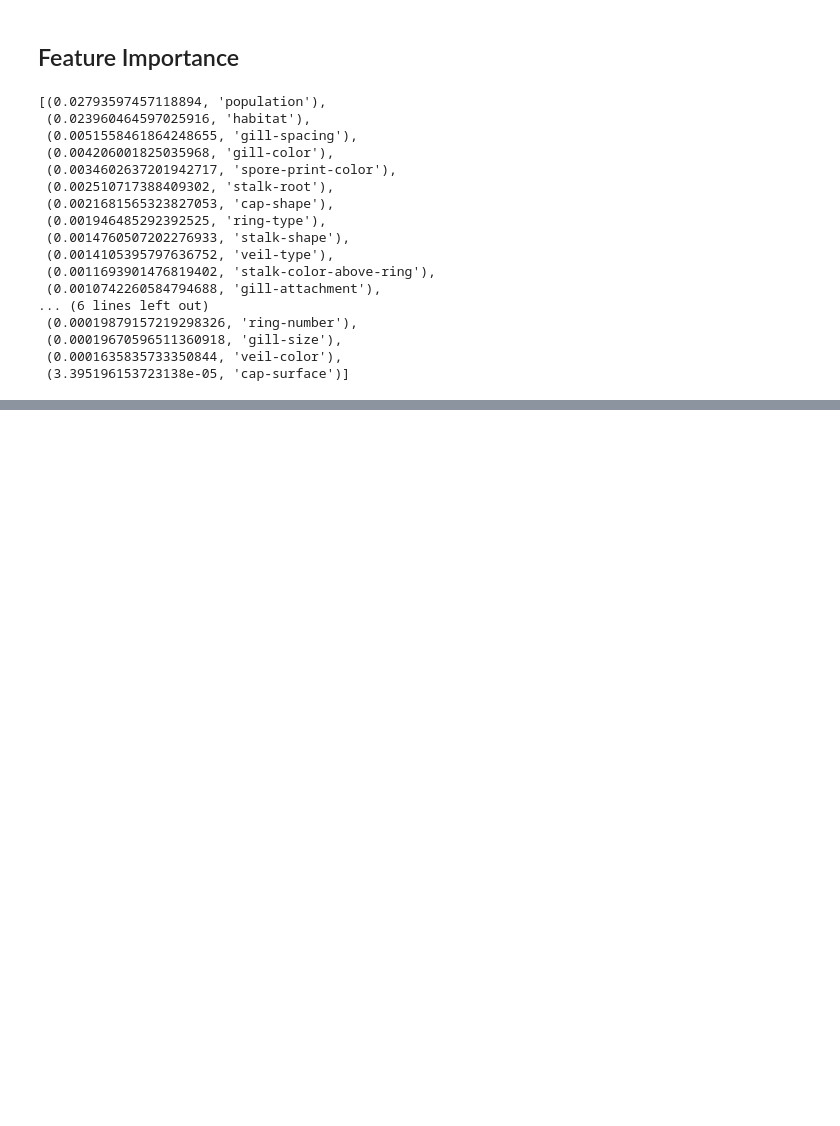
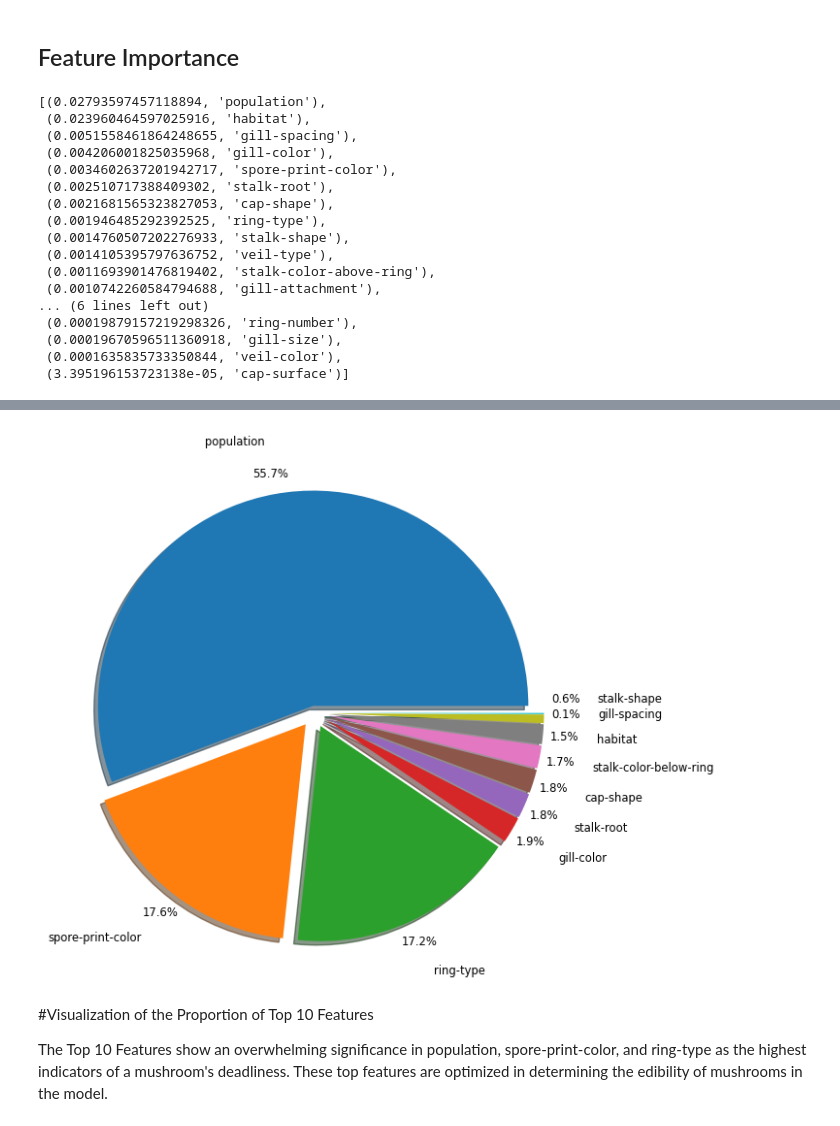
Before and after one commit to Nomadic-Shedevil/Project_4_Group_1, a Jupyter notebook: Random_Forest_Analysis.ipynb, the cells around one changed output, grey strips where cells are left out. Saved outputs shown, nothing was run; the diff lists cells and outputs as text; code cells hidden in the pictures; blank space fills up the shorter version.

```diff
--- a/Random_Forest_Analysis.ipynb
+++ b/Random_Forest_Analysis.ipynb
@@ -245,0 +311,19 @@ pickle.dump(rf_model, open('rf_model.pkl','wb'))
+# %%
+# Splitting into Train and Test sets
+X_train, X_test, y_train, y_test = train_test_split(updated_X,y_encoded, random_state=78)
+
+# Creating StandardScaler instance
+scaler = StandardScaler()
+
+# Fitting Standard Scaller
+X_scaler = scaler.fit(X_train)
+
+# Scaling data
+X_train_scaled = X_scaler.transform(X_train)
+X_test_scaled = X_scaler.transform(X_test)
+# %%
+# Create a random forest classifier
+rf_model_updated = RandomForestClassifier(n_estimators=500, random_state=78)
+
+# Fitting the model
+rf_model_updated = rf_model_updated.fit(X_train_scaled, y_train)
@@ -245,0 +381,3 @@ pickle.dump(rf_model, open('rf_model.pkl','wb'))
+# %%
+pie_df = pd.DataFrame(sorted(zip(rf_model_updated.feature_importances_, X.columns), reverse=True))
+pie_df
@@ -245,0 +396,3 @@ pickle.dump(rf_model, open('rf_model.pkl','wb'))
+# %%
+pie_graph = pie_df[0:10]
+pie_graph
@@ -245,0 +411,25 @@ pickle.dump(rf_model, open('rf_model.pkl','wb'))
+# %%
+# Visualize the features by proportion
+labeler = pie_graph[1]
+sizes = pie_graph[0]
+
+explode = (0.05, 0.1, 0.1, 0.1,0.1, 0.1, 0.1, 0.1,0.1, 0.1)
+
+fig, ax = plt.subplots()
+patches, texts, autotexts = ax.pie(sizes, labels=labeler, autopct='%1.1f%%', explode = explode, textprops={'size': 'smaller'},
+       shadow={'ox': -0.04, 'edgecolor': 'none', 'shade': 0.1}, labeldistance=1.25, pctdistance=1.10, radius=1.5)
+
+# Move a label
+texts[8]._y =+.10
+
+#move a percentage
+autotexts[8]._y=+.10
+
+# Save plot to file (high resolution)
+plt.savefig("Figures/Top_10_Features_Pie.png",bbox_inches="tight")
+# %% [output]
+[figure, added]
+# %% [markdown]
+#Visualization of the Proportion of Top 10 Features
+
+The Top 10 Features show an overwhelming significance in population, spore-print-color, and ring-type as the highest indicators of a mushroom's deadliness. These top features are optimized in determining the edibility of mushrooms in the model.
```
Also changed, not shown: parts of 19 cells of this notebook, 4 other files.
